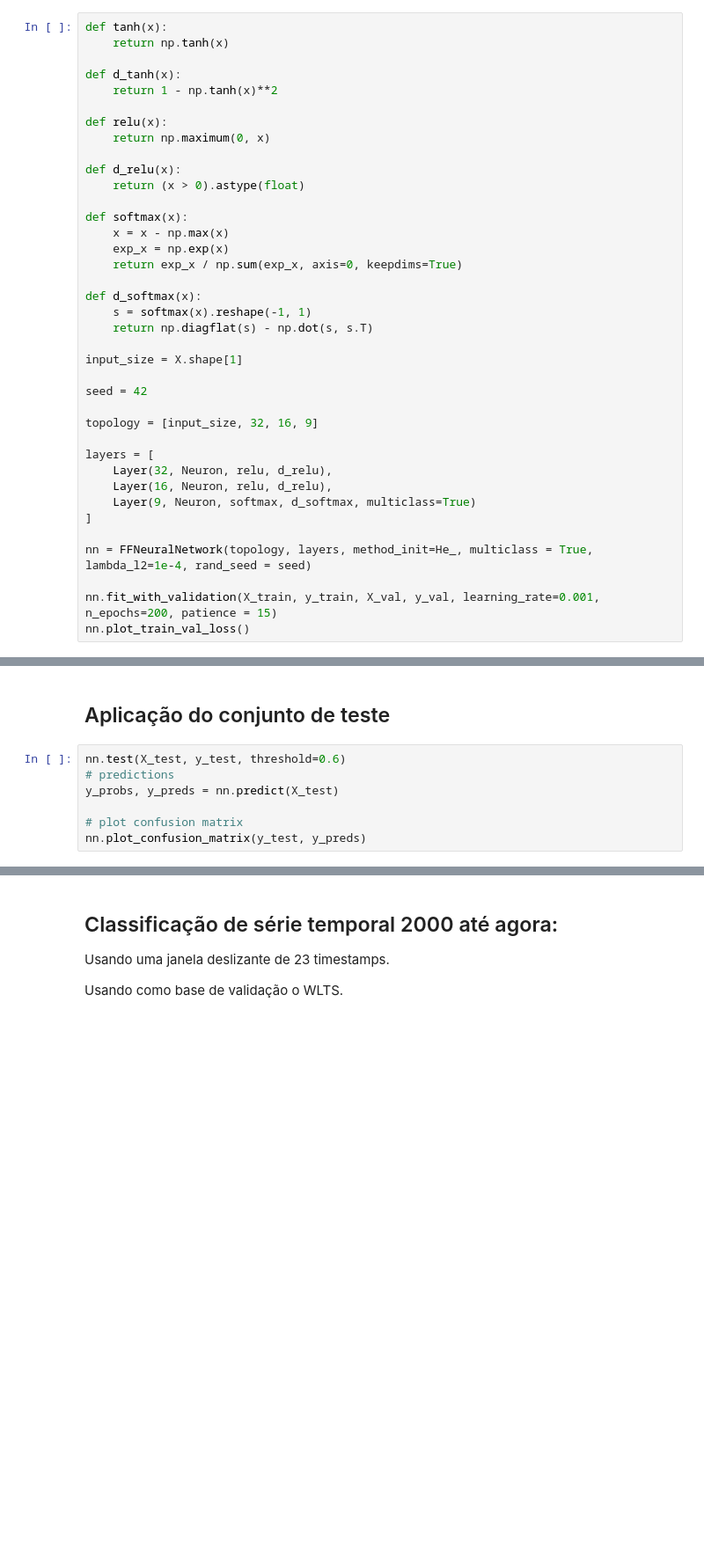
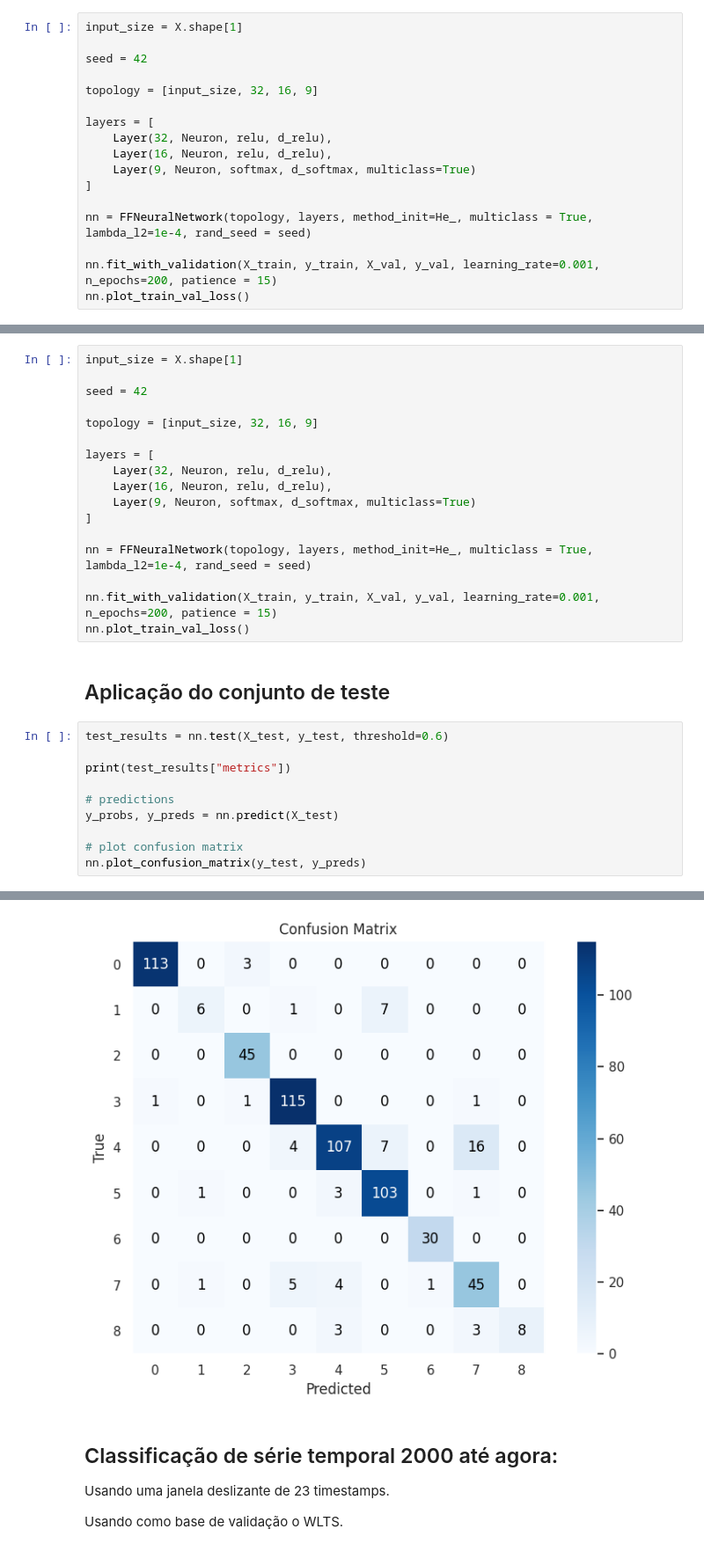
Before and after one commit to AbnerErnaniADSFatec/sbj_grad_neurocomputing_sources, a Jupyter notebook: trabalho_final/trabalho_final.ipynb, the cells around one changed output, grey strips where cells are left out. Shown at 88% size. Drawn from its saved outputs; the diff is of its cells as text; blank space fills up the shorter version.

```diff
--- a/trabalho_final/trabalho_final.ipynb
+++ b/trabalho_final/trabalho_final.ipynb
@@ -528,27 +379,6 @@ Usando early_stop;
 
 Inicialização dos pesos com _He_;
 # %%
-def tanh(x):
-    return np.tanh(x)
-
-def d_tanh(x):
-    return 1 - np.tanh(x)**2
-
-def relu(x):
-    return np.maximum(0, x)
-
-def d_relu(x):
-    return (x > 0).astype(float)
-
-def softmax(x):
-    x = x - np.max(x)
-    exp_x = np.exp(x)
-    return exp_x / np.sum(exp_x, axis=0, keepdims=True)
-
-def d_softmax(x):
-    s = softmax(x).reshape(-1, 1)
-    return np.diagflat(s) - np.dot(s, s.T)
-
 input_size = X.shape[1]
 
 seed = 42
@@ -650,9 +404,30 @@ FrozenTrial(number=0, state=<TrialState.COMPLETE: 1>, values=[0.9102362204724409
+# %%
+input_size = X.shape[1]
+
+seed = 42
+
+topology = [input_size, 32, 16, 9]
+
+layers = [
+    Layer(32, Neuron, relu, d_relu),
+    Layer(16, Neuron, relu, d_relu),
+    Layer(9, Neuron, softmax, d_softmax, multiclass=True)
+]
+
+nn = FFNeuralNetwork(topology, layers, method_init=He_, multiclass = True, lambda_l2=1e-4, rand_seed = seed)
+
+nn.fit_with_validation(X_train, y_train, X_val, y_val, learning_rate=0.001, n_epochs=200, patience = 15)
+nn.plot_train_val_loss()
 # %% [markdown]
 ## Aplicação do conjunto de teste
 # %%
-nn.test(X_test, y_test, threshold=0.6)
+test_results = nn.test(X_test, y_test, threshold=0.6)
+
+print(test_results["metrics"])
+
 # predictions
 y_probs, y_preds = nn.predict(X_test)
 
 # plot confusion matrix
 nn.plot_confusion_matrix(y_test, y_preds)
+# %% [output]
@@ -659,3 +435,4 @@ nn.plot_confusion_matrix(y_test, y_preds)
+[figure, added]
 # %% [markdown]
 ## Classificação de série temporal 2000 até agora:
 
```
Also changed, not shown: parts of 19 cells of this notebook, 15 other files.
